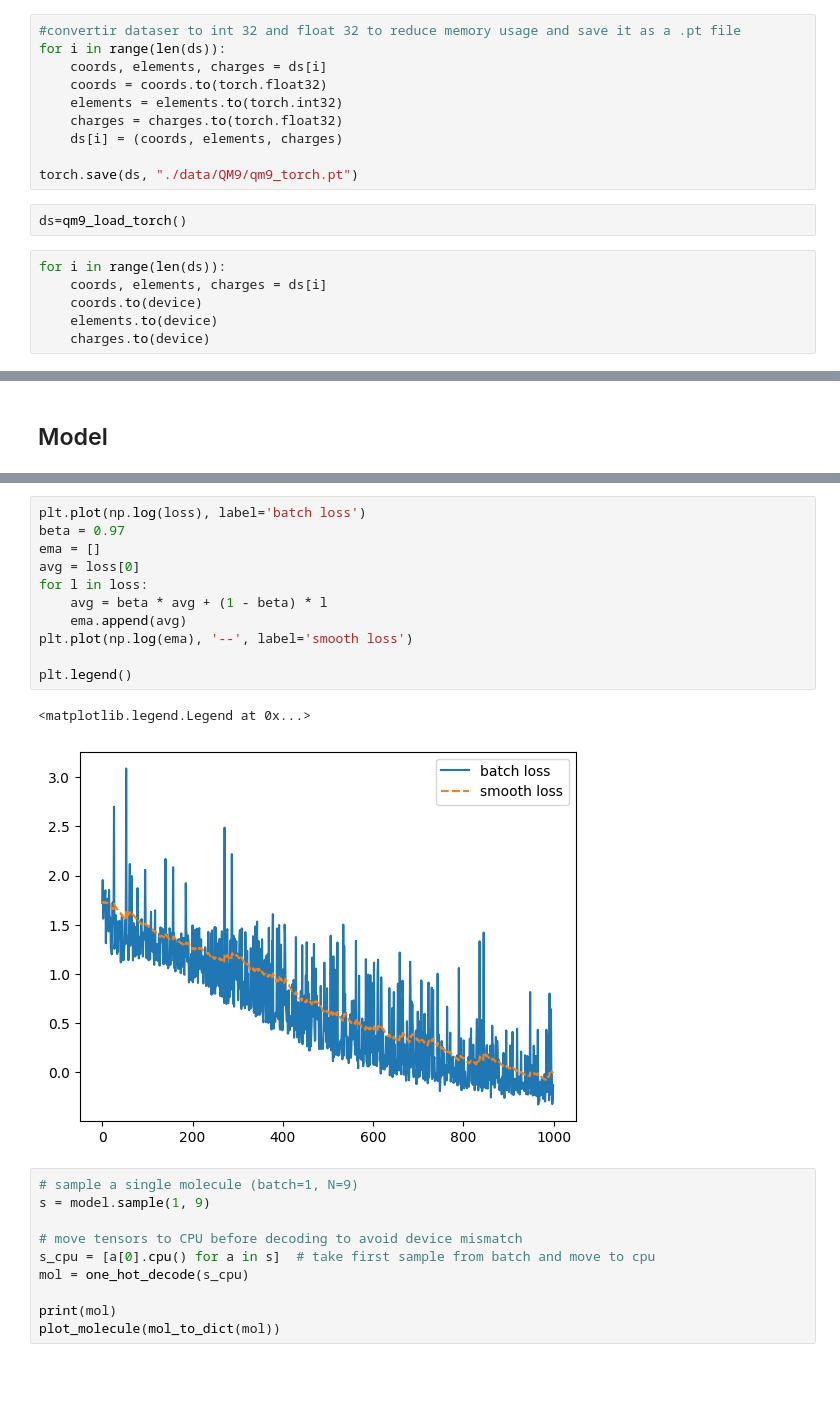
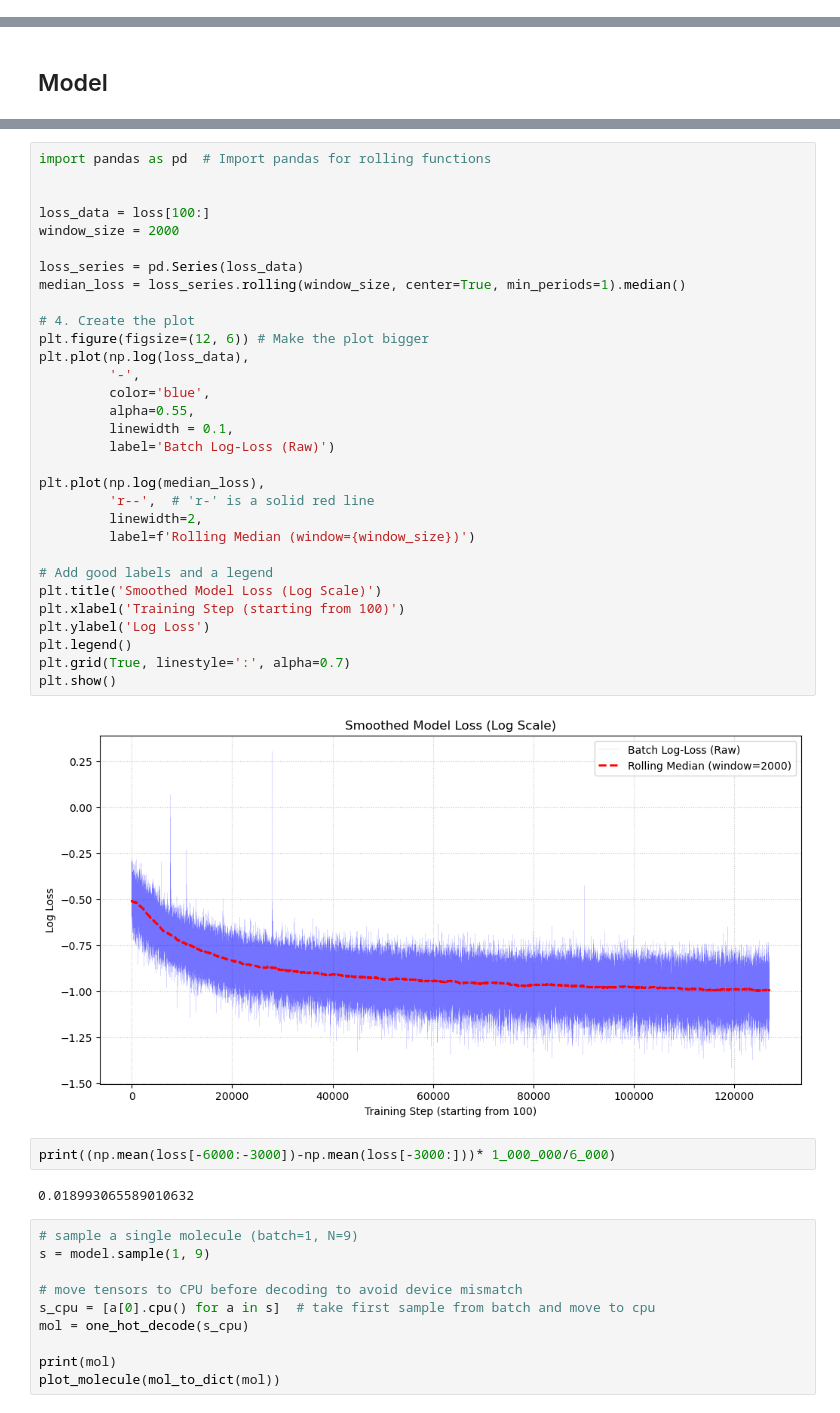
Before and after one commit to mdb0/Equivariant-Diffusion-for-Molecule-Generation-in-3D, a Jupyter notebook: train.ipynb, the cells around one changed output, grey strips where cells are left out. Cells and saved outputs as stored; diff of their text form; blank space fills up the shorter version.

```diff
--- a/train.ipynb
+++ b/train.ipynb
@@ -18,21 +18,3 @@ Using device: cuda:1
-# %%
-#convertir dataser to int 32 and float 32 to reduce memory usage and save it as a .pt file
-for i in range(len(ds)):
-    coords, elements, charges = ds[i]
-    coords = coords.to(torch.float32)
-    elements = elements.to(torch.int32)
-    charges = charges.to(torch.float32)
-    ds[i] = (coords, elements, charges)
-
-torch.save(ds, "./data/QM9/qm9_torch.pt")
-# %%
-ds=qm9_load_torch()
-# %%
-for i in range(len(ds)):
-    coords, elements, charges = ds[i]
-    coords.to(device)
-    elements.to(device)
-    charges.to(device)
 # %% [markdown]
 ## data management and preprocessing
 # %% [markdown]
@@ -427,17 +473,40 @@ for i in range(max_iter):
 # %%
-plt.plot(np.log(loss), label='batch loss')
-beta = 0.97
-ema = []
-avg = loss[0]
-for l in loss:
-    avg = beta * avg + (1 - beta) * l
-    ema.append(avg)
-plt.plot(np.log(ema), '--', label='smooth loss')
+import pandas as pd  # Import pandas for rolling functions
 
+
+loss_data = loss[100:]
+window_size = 2000
+
+loss_series = pd.Series(loss_data)
+median_loss = loss_series.rolling(window_size, center=True, min_periods=1).median()
+
+# 4. Create the plot
+plt.figure(figsize=(12, 6)) # Make the plot bigger
+plt.plot(np.log(loss_data),
+         '-',
+         color='blue',
+         alpha=0.55,
+         linewidth = 0.1,
+         label='Batch Log-Loss (Raw)')
+
+plt.plot(np.log(median_loss),
+         'r--',  # 'r-' is a solid red line
+         linewidth=2,
+         label=f'Rolling Median (window={window_size})')
+
+# Add good labels and a legend
+plt.title('Smoothed Model Loss (Log Scale)')
+plt.xlabel('Training Step (starting from 100)')
+plt.ylabel('Log Loss')
 plt.legend()
+plt.grid(True, linestyle=':', alpha=0.7)
+plt.show()
 # %% [output]
-<matplotlib.legend.Legend at 0x...>
-[figure, old version]
+[figure, new version]
+# %%
+print((np.mean(loss[-6000:-3000])-np.mean(loss[-3000:]))* 1_000_000/6_000)
+# %% [output]
+0.018993065589010632
 # %%
 # sample a single molecule (batch=1, N=9)
 s = model.sample(1, 9)
```
Also changed, not shown: parts of 5 cells of this notebook, 2 other files.
